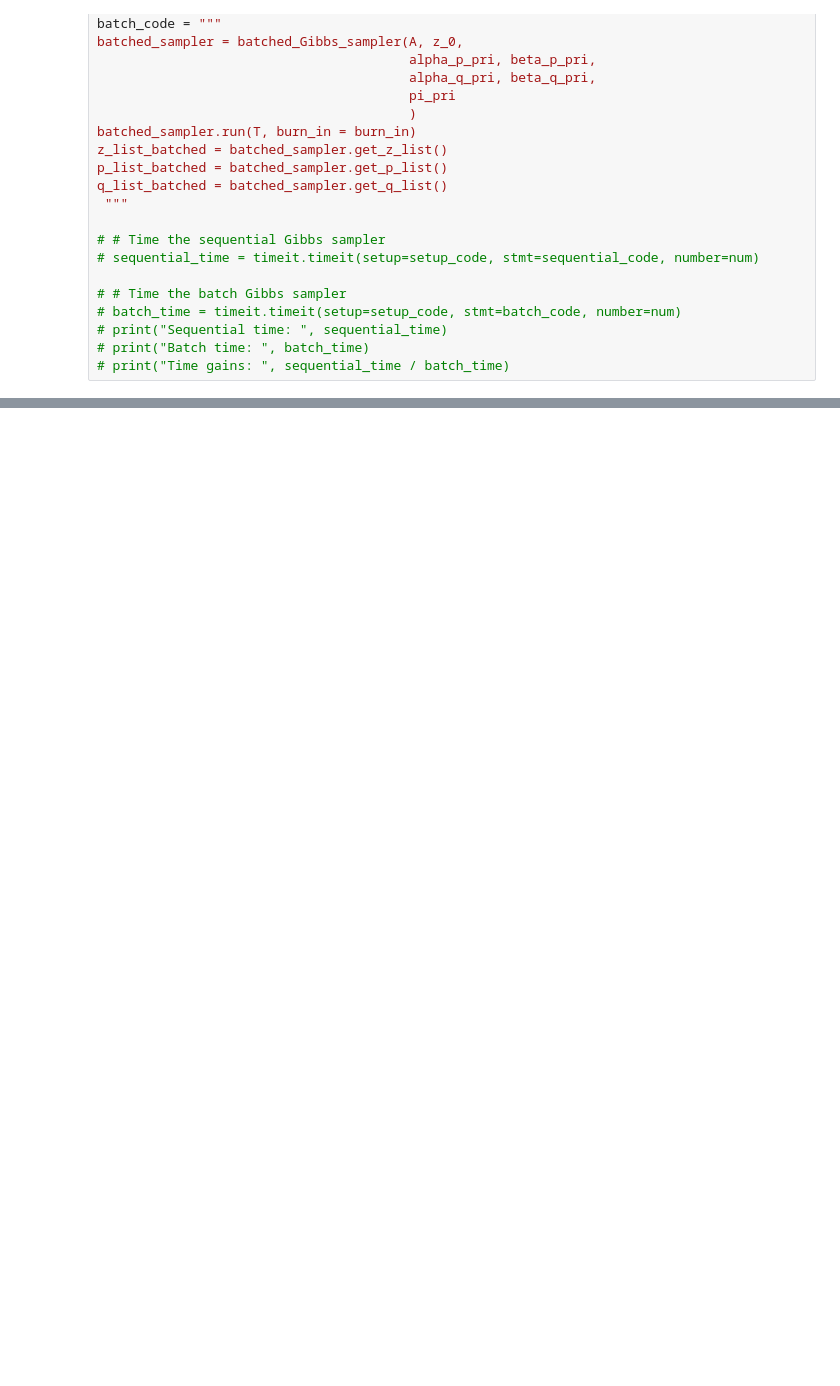
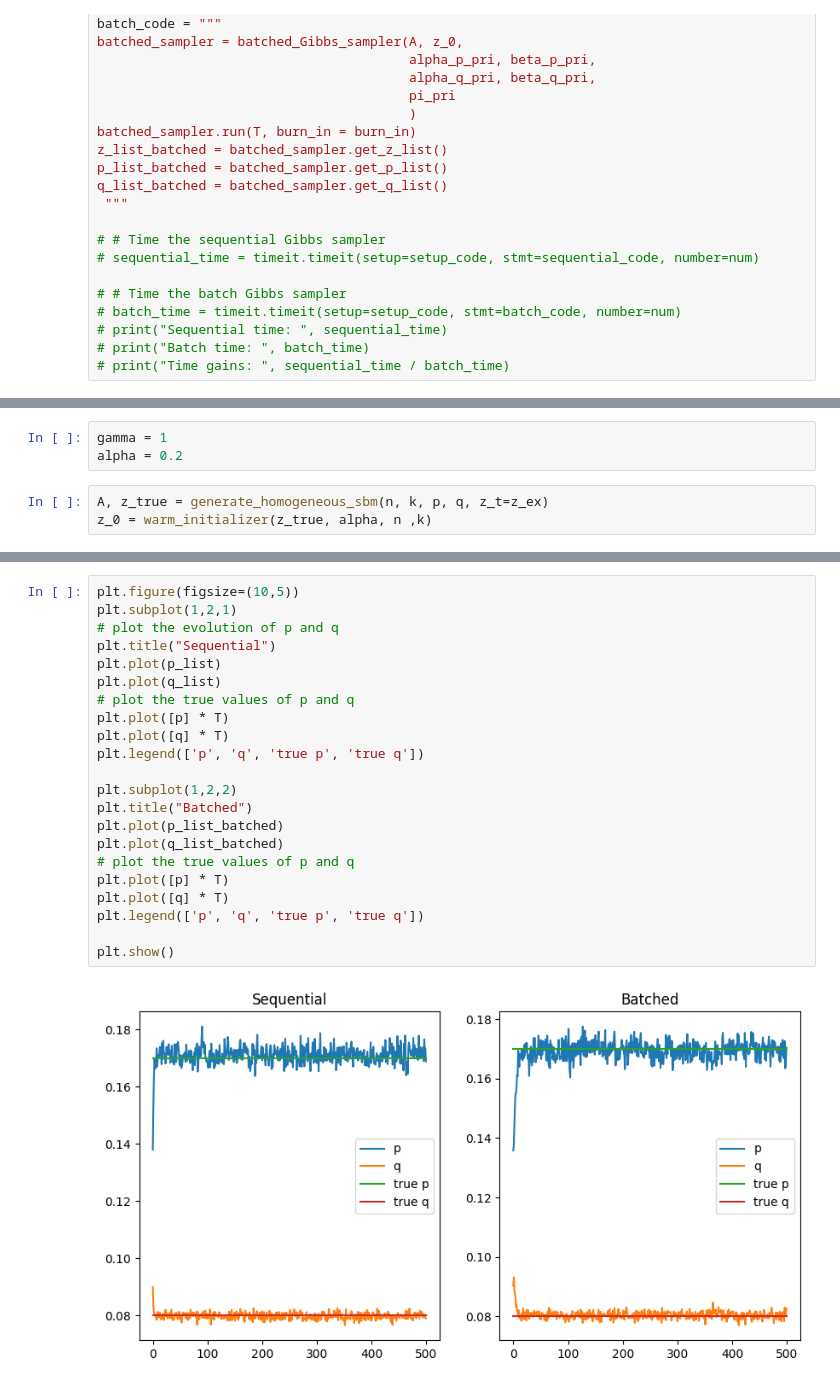
Before and after one commit to Fede-Testa/Batched-Gibbs-Sampling-for-Community-Detection-in-SBM, a Jupyter notebook: main.ipynb, the cells around one changed output, grey strips where cells are left out. Drawn from its saved outputs; the diff is of its cells as text; blank space fills up the shorter version.

```diff
--- a/main.ipynb
+++ b/main.ipynb
@@ -219,0 +296,6 @@ plt.show()
+# %%
+gamma = 1
+alpha = 0.2
+# %%
+A, z_true = generate_homogeneous_sbm(n, k, p, q, z_t=z_ex)
+z_0 = warm_initializer(z_true, alpha, n ,k)
@@ -219,0 +340,24 @@ plt.show()
+# %%
+plt.figure(figsize=(10,5))
+plt.subplot(1,2,1)
+# plot the evolution of p and q
+plt.title("Sequential")
+plt.plot(p_list)
+plt.plot(q_list)
+# plot the true values of p and q
+plt.plot([p] * T)
+plt.plot([q] * T)
+plt.legend(['p', 'q', 'true p', 'true q'])
+
+plt.subplot(1,2,2)
+plt.title("Batched")
+plt.plot(p_list_batched)
+plt.plot(q_list_batched)
+# plot the true values of p and q
+plt.plot([p] * T)
+plt.plot([q] * T)
+plt.legend(['p', 'q', 'true p', 'true q'])
+
+plt.show()
+# %% [output]
+[figure, added]
```
Also changed, not shown: parts of 11 cells of this notebook, 14 other files.
